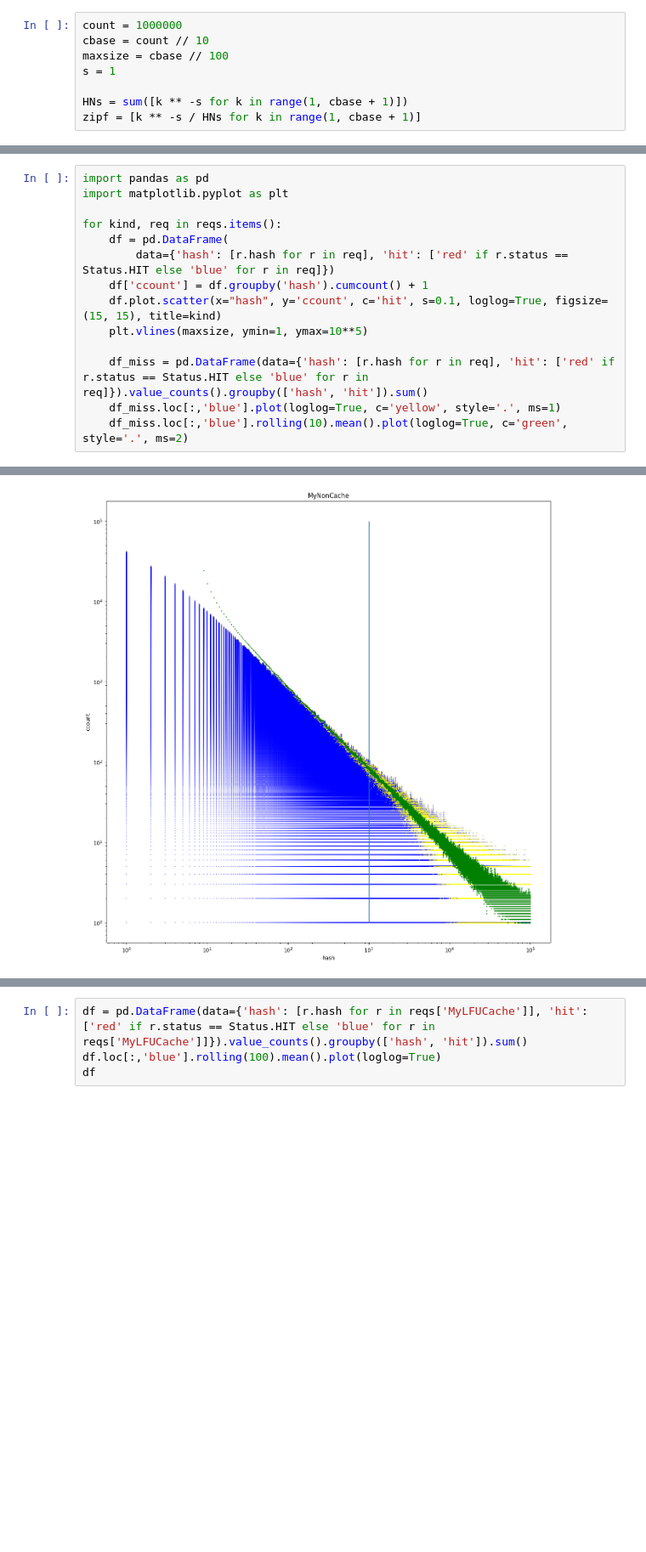
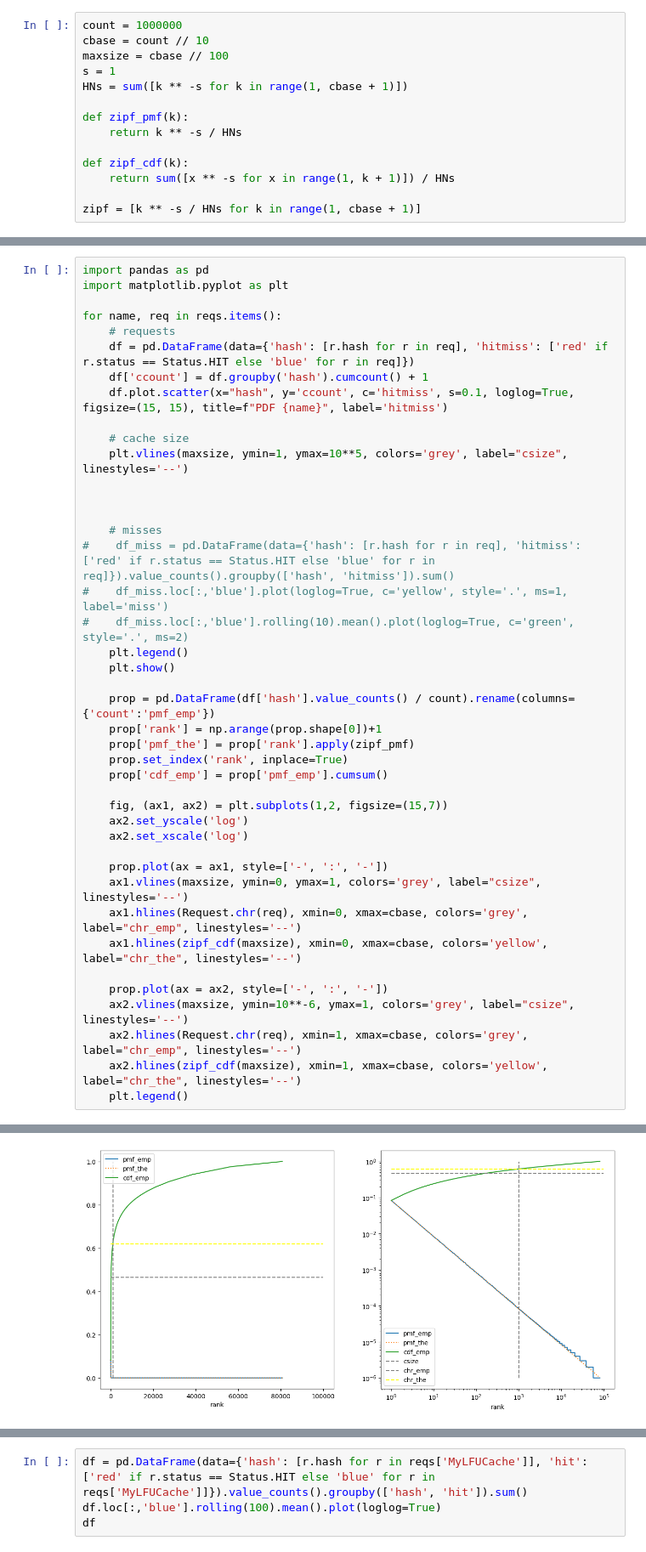
Before and after one commit to jursonovicst/cachesim, a Jupyter notebook: implementations/examples.ipynb, the cells around one changed output, grey strips where cells are left out. Shown at 85% size. Saved outputs shown, nothing was run; the diff lists cells and outputs as text; blank space fills up the shorter version.

Commit message:
fixed rank vs hash

```diff
--- a/implementations/examples.ipynb
+++ b/implementations/examples.ipynb
@@ -8,8 +9,14 @@ count = 1000000
 cbase = count // 10
 maxsize = cbase // 100
 s = 1
+HNs = sum([k ** -s for k in range(1, cbase + 1)])
 
-HNs = sum([k ** -s for k in range(1, cbase + 1)])
+def zipf_pmf(k):
+    return k ** -s / HNs
+
+def zipf_cdf(k):
+    return sum([x ** -s for x in range(1, k + 1)]) / HNs
+
 zipf = [k ** -s / HNs for k in range(1, cbase + 1)]
 # %%
 class MySimpleCache(PBarMixIn, SimpleCache):
@@ -59,14 +66,42 @@ Bytes sent: 1000000 B
 import pandas as pd
 import matplotlib.pyplot as plt
 
-for kind, req in reqs.items():
-    df = pd.DataFrame(
-        data={'hash': [r.hash for r in req], 'hit': ['red' if r.status == Status.HIT else 'blue' for r in req]})
+for name, req in reqs.items():
+    # requests
+    df = pd.DataFrame(data={'hash': [r.hash for r in req], 'hitmiss': ['red' if r.status == Status.HIT else 'blue' for r in req]})
     df['ccount'] = df.groupby('hash').cumcount() + 1
-    df.plot.scatter(x="hash", y='ccount', c='hit', s=0.1, loglog=True, figsize=(15, 15), title=kind)
-    plt.vlines(maxsize, ymin=1, ymax=10**5)
+    df.plot.scatter(x="hash", y='ccount', c='hitmiss', s=0.1, loglog=True, figsize=(15, 15), title=f"PDF {name}", label='hitmiss')
 
-    df_miss = pd.DataFrame(data={'hash': [r.hash for r in req], 'hit': ['red' if r.status == Status.HIT else 'blue' for r in req]}).value_counts().groupby(['hash', 'hit']).sum()
-    df_miss.loc[:,'blue'].plot(loglog=True, c='yellow', style='.', ms=1)
-    df_miss.loc[:,'blue'].rolling(10).mean().plot(loglog=True, c='green', style='.', ms=2)
+    # cache size
+    plt.vlines(maxsize, ymin=1, ymax=10**5, colors='grey', label="csize", linestyles='--')
+
+
+
+    # misses
+#    df_miss = pd.DataFrame(data={'hash': [r.hash for r in req], 'hitmiss': ['red' if r.status == Status.HIT else 'blue' for r in req]}).value_counts().groupby(['hash', 'hitmiss']).sum()
+#    df_miss.loc[:,'blue'].plot(loglog=True, c='yellow', style='.', ms=1, label='miss')
+#    df_miss.loc[:,'blue'].rolling(10).mean().plot(loglog=True, c='green', style='.', ms=2)
+    plt.legend()
+    plt.show()
+
+    prop = pd.DataFrame(df['hash'].value_counts() / count).rename(columns={'count':'pmf_emp'})
+    prop['rank'] = np.arange(prop.shape[0])+1
+    prop['pmf_the'] = prop['rank'].apply(zipf_pmf)
+    prop.set_index('rank', inplace=True)
+    prop['cdf_emp'] = prop['pmf_emp'].cumsum()
+
+    fig, (ax1, ax2) = plt.subplots(1,2, figsize=(15,7))
+    ax2.set_yscale('log')
+    ax2.set_xscale('log')
+
+    prop.plot(ax = ax1, style=['-', ':', '-'])
+    ax1.vlines(maxsize, ymin=0, ymax=1, colors='grey', label="csize", linestyles='--')
+    ax1.hlines(Request.chr(req), xmin=0, xmax=cbase, colors='grey', label="chr_emp", linestyles='--')
+    ax1.hlines(zipf_cdf(maxsize), xmin=0, xmax=cbase, colors='yellow', label="chr_the", linestyles='--')
+
+    prop.plot(ax = ax2, style=['-', ':', '-'])
+    ax2.vlines(maxsize, ymin=10**-6, ymax=1, colors='grey', label="csize", linestyles='--')
+    ax2.hlines(Request.chr(req), xmin=1, xmax=cbase, colors='grey', label="chr_emp", linestyles='--')
+    ax2.hlines(zipf_cdf(maxsize), xmin=1, xmax=cbase, colors='yellow', label="chr_the", linestyles='--')
+    plt.legend()
 # %% [output]
@@ -74 +109 @@ for kind, req in reqs.items():
-[figure, old version]
+[figure, new version]
```
Also changed, not shown: parts of 9 cells of this notebook, 1 other file.
